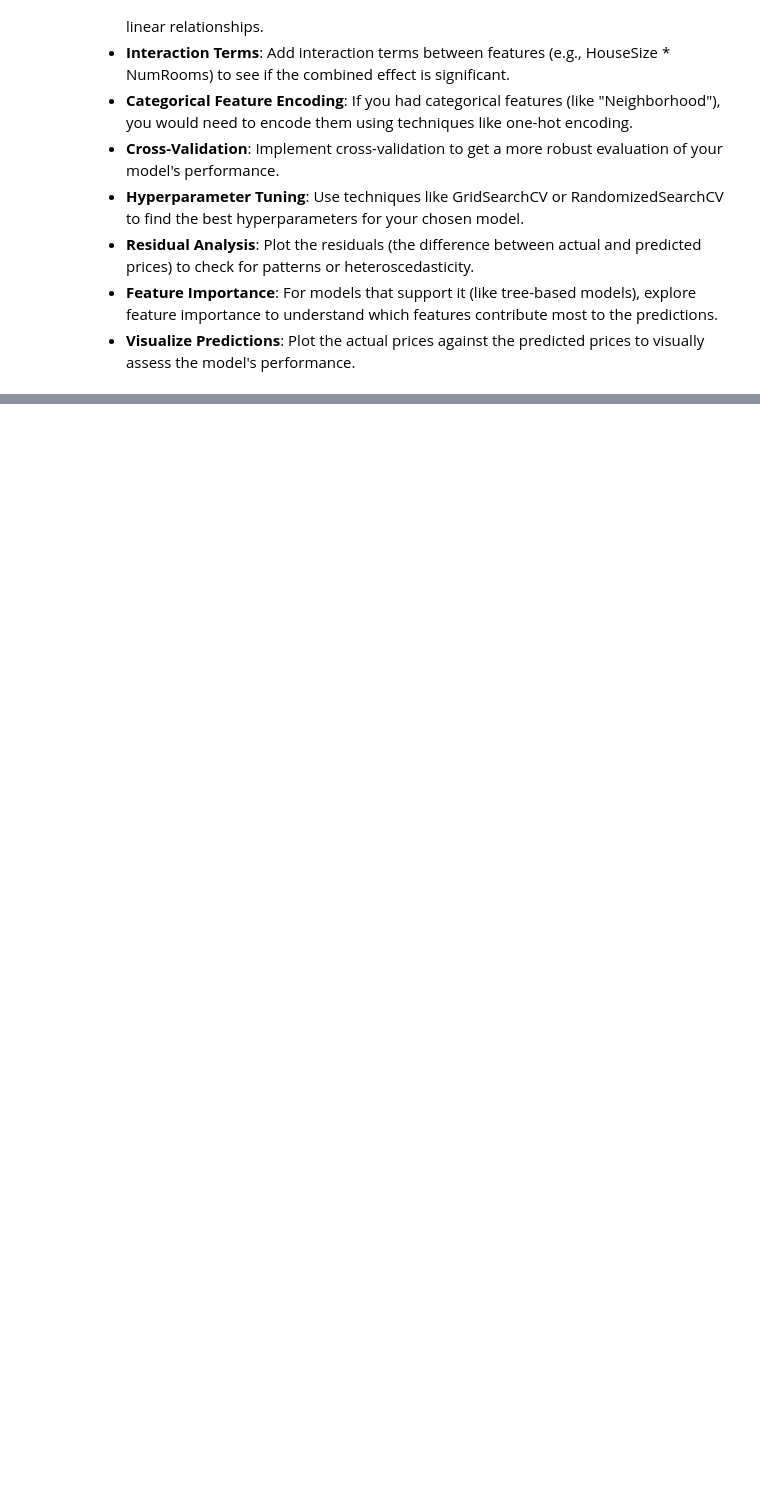
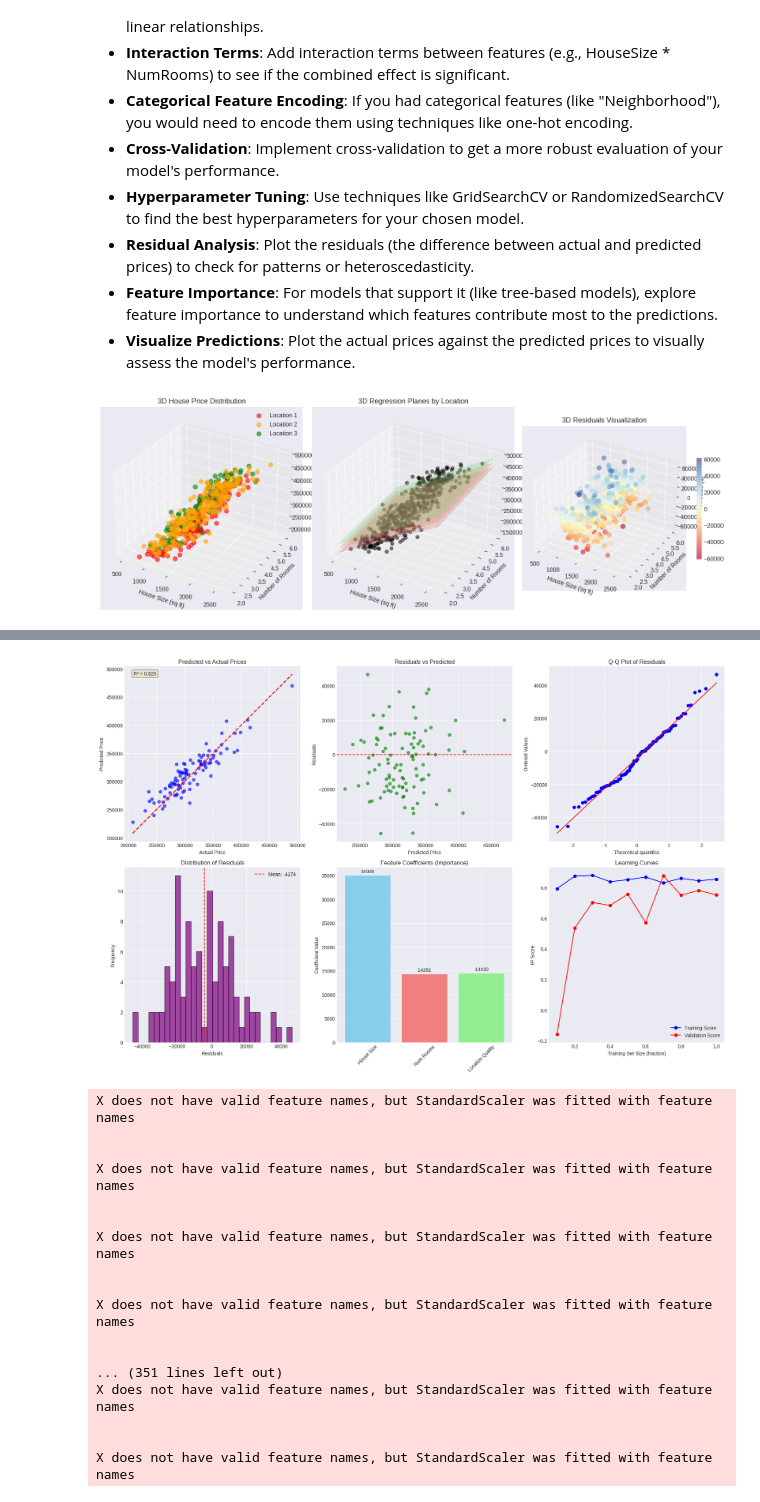
Before and after one commit to amanjaiswal777/ICCIT-Workshop, a Jupyter notebook: 01_house_price_prediction.ipynb, the cells around one changed output, grey strips where cells are left out. Drawn from its saved outputs; the diff is of its cells as text; code cells hidden in the pictures; blank space fills up the shorter version.

```diff
--- a/01_house_price_prediction.ipynb
+++ b/01_house_price_prediction.ipynb
@@ -172,0 +623,9 @@ Below is one possible solution (commented out). Uncomment and run to check.
+# %%
+# After training your model
+plot_3d_regression_plane(data, model, scaler)
+create_interactive_3d_plot(data)
+comprehensive_diagnostics(X_test, y_test, y_pred, model)
+plot_prediction_intervals(model, scaler, data)
+advanced_regression_metrics(y_test, y_pred, X_test)
+# %% [output]
+[figure, added]
@@ -172,0 +633,18 @@ Below is one possible solution (commented out). Uncomment and run to check.
+[figure, added]
+X does not have valid feature names, but StandardScaler was fitted with feature names
+
+
+X does not have valid feature names, but StandardScaler was fitted with feature names
+
+
+X does not have valid feature names, but StandardScaler was fitted with feature names
+
+
+X does not have valid feature names, but StandardScaler was fitted with feature names
+
+
+... (351 lines left out)
+X does not have valid feature names, but StandardScaler was fitted with feature names
+
+
+X does not have valid feature names, but StandardScaler was fitted with feature names
```
Also changed, not shown: parts of 4 cells of this notebook.
